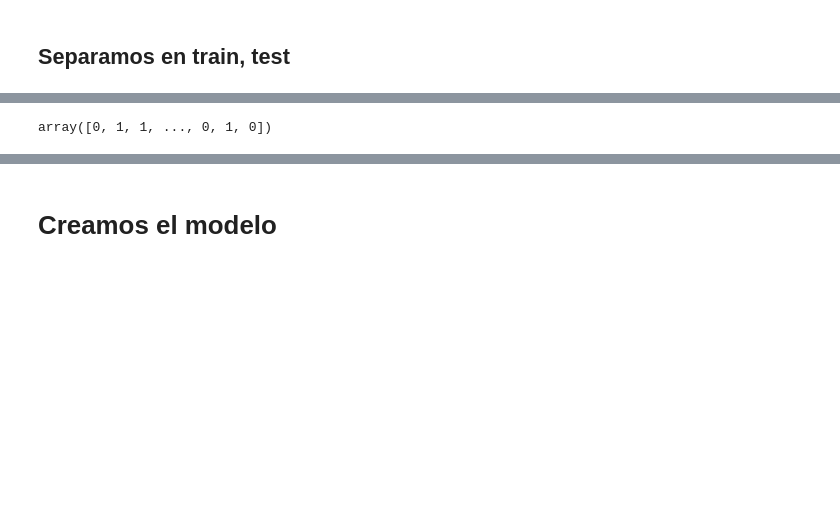
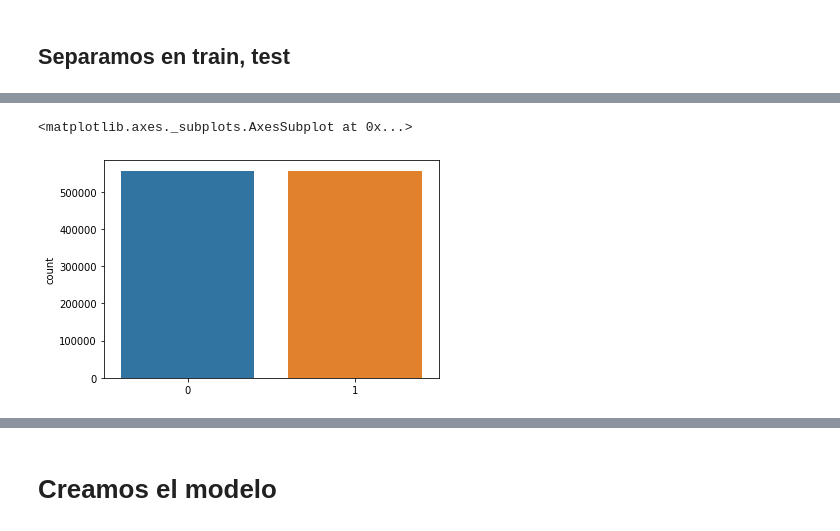
Before and after one commit to caroacostatovany/sentiment_analysis_tweets, a Jupyter notebook: notebooks/modelado_ejemplo_2.ipynb, the cells around one changed output, grey strips where cells are left out. Drawn from its saved outputs; the diff is of its cells as text; code cells hidden in the pictures; blank space fills up the shorter version.

```diff
--- a/notebooks/modelado_ejemplo_2.ipynb
+++ b/notebooks/modelado_ejemplo_2.ipynb
@@ -288,5 +248,7 @@ plt.show()
+# %%
+last_df=df_sequences
 # %%
-sequences = tokenizer.texts_to_sequences(data_set_1.text)
-tweets = pad_sequences(sequences, maxlen=max_len, padding='post')
+max_len = 11
+tweets = pad_sequences(list(last_df.tokens), maxlen=max_len, padding='post')
 print(tweets)
 # %% [output]
@@ -310,7 +264,7 @@ data_set_1.target.shape
 # %%
 from sklearn.model_selection import train_test_split
 # %%
-X_train, X_test, y_train, y_test = train_test_split(tweets, data_set_1.target.values, test_size=0.3, random_state=23042021)
+X_train, X_test, y_train, y_test = train_test_split(tweets, last_df.target.values, test_size=0.3, random_state=23042021)
 # %%
 print("X_train", X_train.shape)
 print("y_train", y_train.shape)
@@ -327,5 +278,5 @@ y_test = np.where(y_test==4,1,y_test)
-# %%
-y_train
-y_test
-# %% [output]
-array([0, 1, 1, ..., 0, 1, 0])
+# %%
+sns.countplot(y_train)
+# %% [output]
+<matplotlib.axes._subplots.AxesSubplot at 0x...>
+[figure, added]
```
Also changed, not shown: parts of 73 cells of this notebook.
